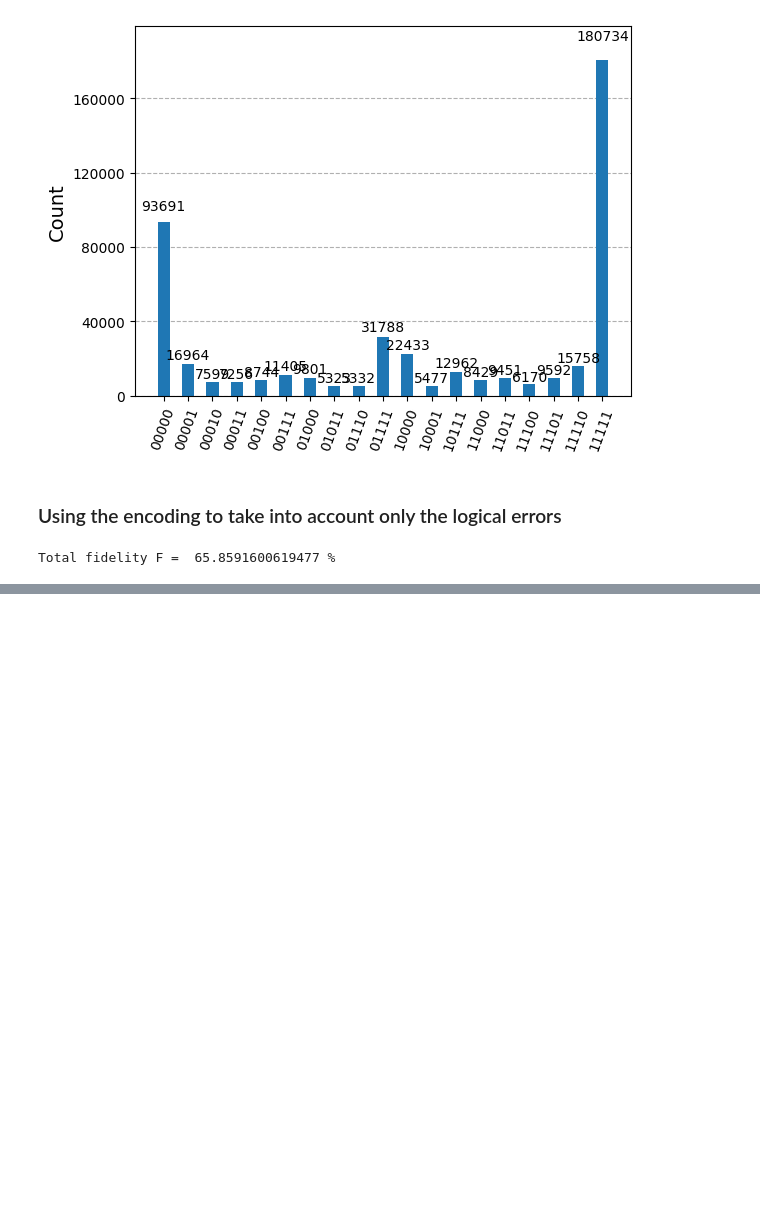
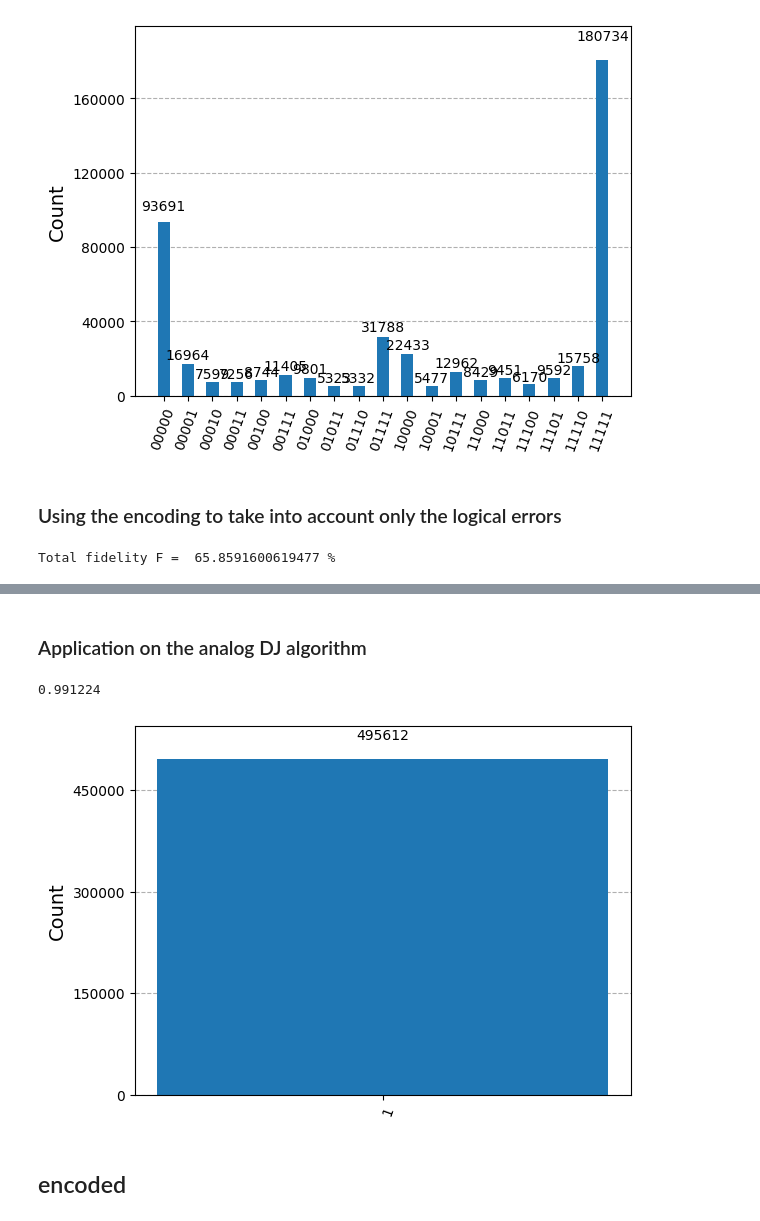
Before and after one commit to rmlarose/encoded, a Jupyter notebook: experiments/repetition/Deutsh-Jozsa/repetition_dj.ipynb, the cells around one changed output, grey strips where cells are left out. Cells and saved outputs as stored; diff of their text form; code cells hidden in the pictures; blank space fills up the shorter version.

Commit message:
Update DJ results

```diff
--- a/experiments/repetition/Deutsh-Jozsa/repetition_dj.ipynb
+++ b/experiments/repetition/Deutsh-Jozsa/repetition_dj.ipynb
@@ -168,3 +484,35 @@ computer = FakeKyiv2025()
+# %% [markdown]
+### Application on the analog DJ algorithm
+# %%
+import qiskit_aer.noise as noise
+
+n_shots = 500_000
+qreg = cirq.LineQubit.range(total_qubits)
+circuit = dj(qreg,oracleType,oracleValue)
+circuit.append(cirq.measure(qreg[:total_qubits-1], key="m"))
+circuit = qiskit.QuantumCircuit.from_qasm_str(circuit.to_qasm())
+computer = FakeKyiv2025()
+
+compiled_raw = qiskit.transpile(
+    circuit,
+    backend=computer,
+    initial_layout=layout[1],
+    routing_method="sabre",
+    optimization_level=0,
+)
+
+job = computer.run(compiled_raw, shots=n_shots)
+counts = job.result().get_counts()
+threshold = int(0.01 * n_shots)
+filteredAnswer = {k: v for k,v in counts.items() if v >= threshold}
+removedCounts = np.sum([ v for k,v in counts.items() if v < threshold ])
+print((counts["1"]/n_shots))
+plot_histogram(filteredAnswer)
+# %% [output]
+0.991224
+[figure, added]
+# %% [markdown]
+## encoded
 # %%
 oracleType, oracleValue = 1, 2**(total_qubits-1)-1
 k = 2
```
Also changed, not shown: parts of 45 cells of this notebook, 2 other files.
